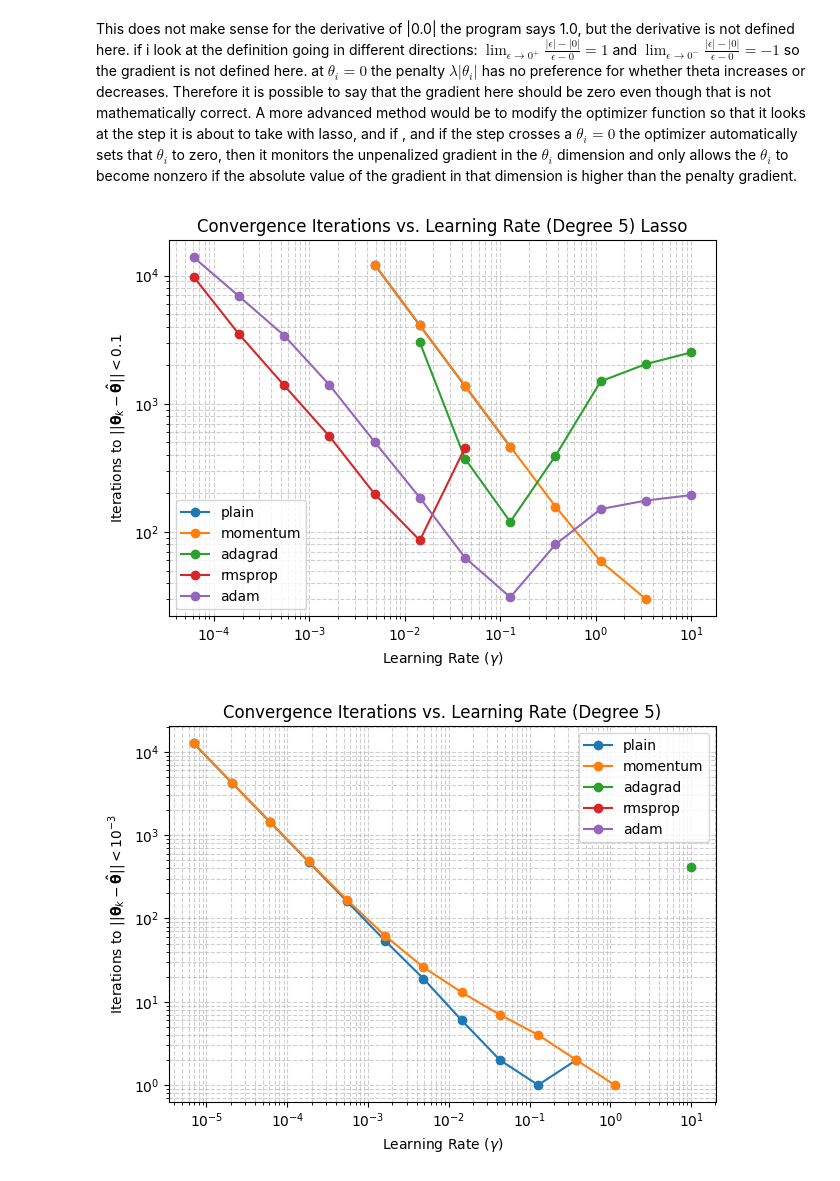
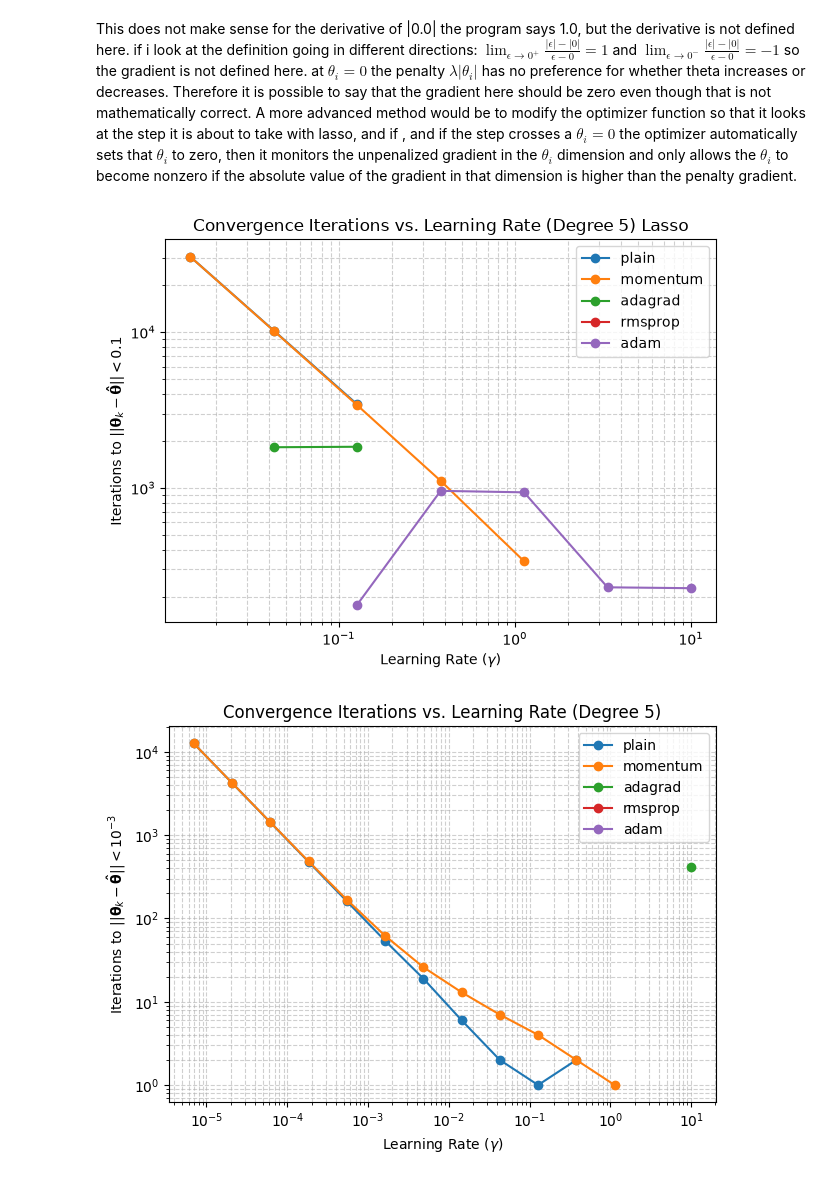
Before and after one commit to joska223/FYS-STK-4155-Prosjekt-1, a Jupyter notebook: prosjekt_1_real.ipynb, the cells around one changed output. Drawn from its saved outputs; the diff is of its cells as text; code cells hidden in the pictures.

```diff
--- a/prosjekt_1_real.ipynb
+++ b/prosjekt_1_real.ipynb
@@ -1037,3 +1037,13 @@ for lbd, regression_type in zip(lambdas, types):
 [figure]
 [figure]
 [figure]
+# %%
+for lam, method in zip([0, 0.05], ["OLS", "Ridge lambda = 0.05"]):
+    Hessian = (2/n)*X5.T@X5+2*lam*np.identity(5)
+    eig = np.linalg.eigvalsh(Hessian)
+    condition_number = eig[-1]/eig[0]
+    gamma_opt = 2/(eig[0]+eig[-1])
+
+    print("condition number ", method, ": ", condition_number)
+    print("optimal gamma plain GD", method, ": ", gamma_opt)
+    print("")
@@ -1132,14 +1148,14 @@ lbd = 0.001
 num = 20
 gammas = np.logspace(-8,1,num)
 
-lasso_model = sklearn.linear_model.Lasso(alpha = lbd)
+lasso_model = sklearn.linear_model.Lasso(alpha = lbd/2)
 
 theta_exact_5 = lasso_model.fit(X5,y5).coef_
 
 #Resten skrevet av Gemini, jeg modifiserte det for Lasso regression i stedet for OLS.
 grad_5_fn = lambda theta: gradient_lasso(theta, X5, y5, lam = lbd)
-max_iters = 20000
-target_tol = 0.1 # Did not converge for smaller tolerances
+max_iters = 50000
+target_tol = 0.001 # Did not converge for smaller tolerances
 
 methods = ["plain", "momentum", "adagrad", "rmsprop", "adam"]
 for method in methods:
@@ -1147,34 +1163,34 @@ for method in methods:
 
     for i, gamma in enumerate(gammas):
         theta0 = np.zeros(X5.shape[1])
 
         # Run full optimization budget without stopping on gradient tolerance
         with np.errstate(over='ignore', invalid='ignore'):
             history, _ = optimise(grad_5_fn, theta0, method, gamma, num_iters=max_iters, tol=0)
 
         # Compute exact error distance ||theta_k - theta_hat|| for each iteration step
         distances = np.linalg.norm(history - theta_exact_5, axis=1)
 
         # Find first iteration step reaching the threshold
         converged_steps = np.where(distances < target_tol)[0]
 
         if len(converged_steps) > 0:
             iterations_to_target[i] = converged_steps[0]
         else:
             # Set to max_iters (or np.nan) to indicate non-convergence
             iterations_to_target[i] = np.nan
 
     plt.loglog(gammas, iterations_to_target, marker="o", label=method)
 
 plt.xlabel(r"Learning Rate ($\gamma$)")
 plt.ylabel(r"Iterations to $||\mathbf{\theta}_k - \mathbf{\hat{\theta}}|| < 0.1$")
 plt.title("Convergence Iterations vs. Learning Rate (Degree 5) Lasso")
 plt.grid(True, which="both", linestyle="--", alpha=0.6)
 plt.legend()
 plt.tight_layout()
 plt.show()
 # %% [output]
-[figure, old version]
+[figure, new version]
 # %%
 
 
```
Also changed, not shown: parts of 3 cells of this notebook.
